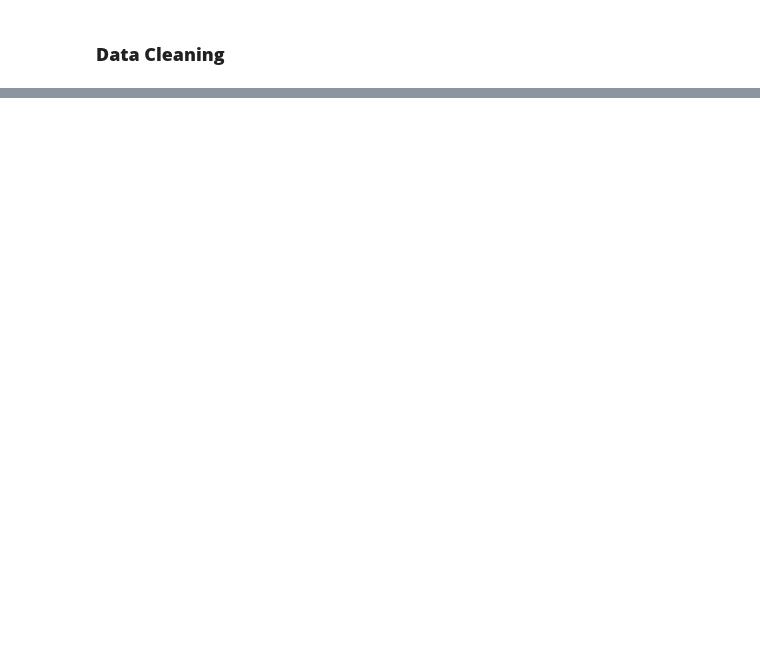
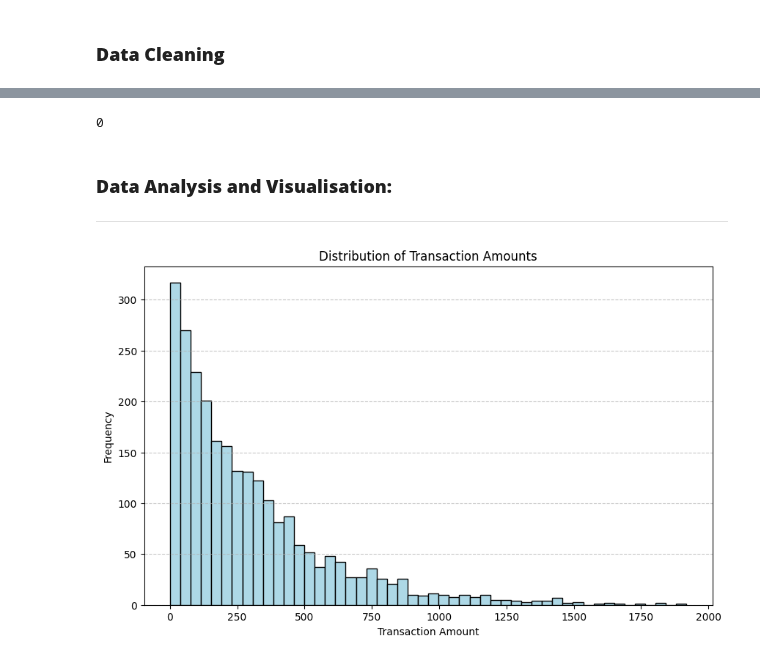
Before and after one commit to briannemcgrath/PFDA, a Jupyter notebook: project/project_bank_transactions.ipynb, the cells around one changed output, grey strips where cells are left out. Drawn from its saved outputs; the diff is of its cells as text; code cells hidden in the pictures; blank space fills up the shorter version.

Commit message:
Initial graphs for analysis and comparison

```diff
--- a/project/project_bank_transactions.ipynb
+++ b/project/project_bank_transactions.ipynb
@@ -102,0 +118,18 @@ array(['Debit', 'Credit'], dtype=object)
+# %%
+#checking for duplicated values
+df.duplicated().sum()
+# %% [output]
+0
+# %% [markdown]
+### **Data Analysis and Visualisation:**
+___
+# %%
+plt.figure(figsize=(10, 6))
+plt.hist(df['TransactionAmount'], bins=50, color='lightblue', edgecolor='black')
+plt.grid(axis='y', linestyle='--', alpha=0.7)
+plt.title('Distribution of Transaction Amounts')
+plt.xlabel('Transaction Amount')
+plt.ylabel('Frequency')
+plt.show()
+# %% [output]
+[figure, added]
```
Also changed, not shown: parts of 15 cells of this notebook.
